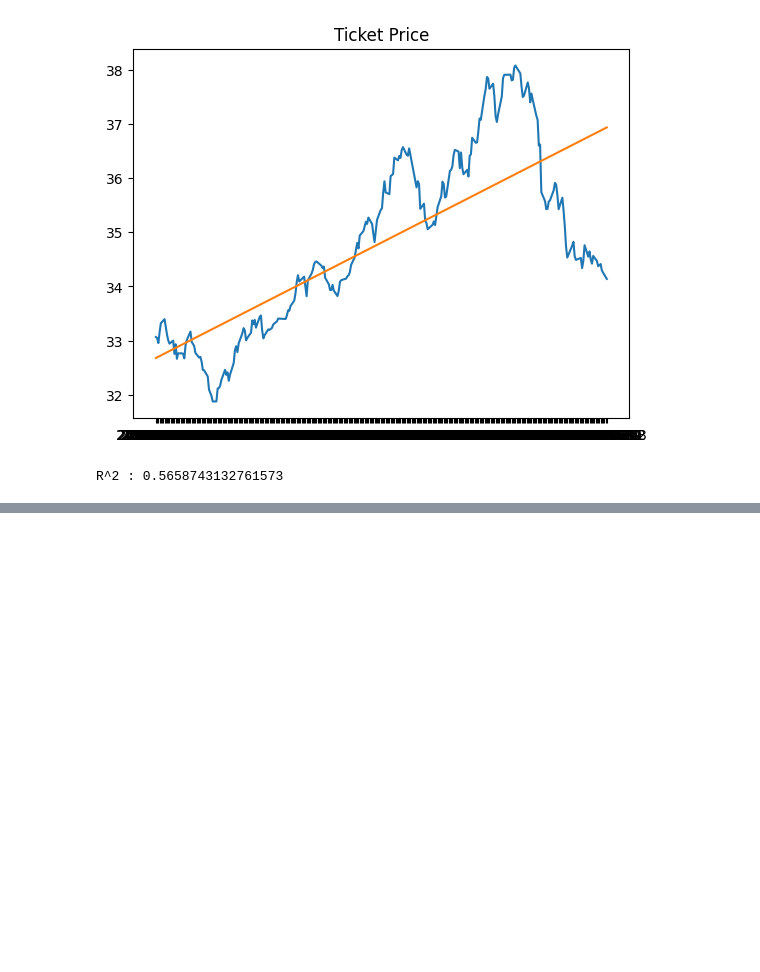
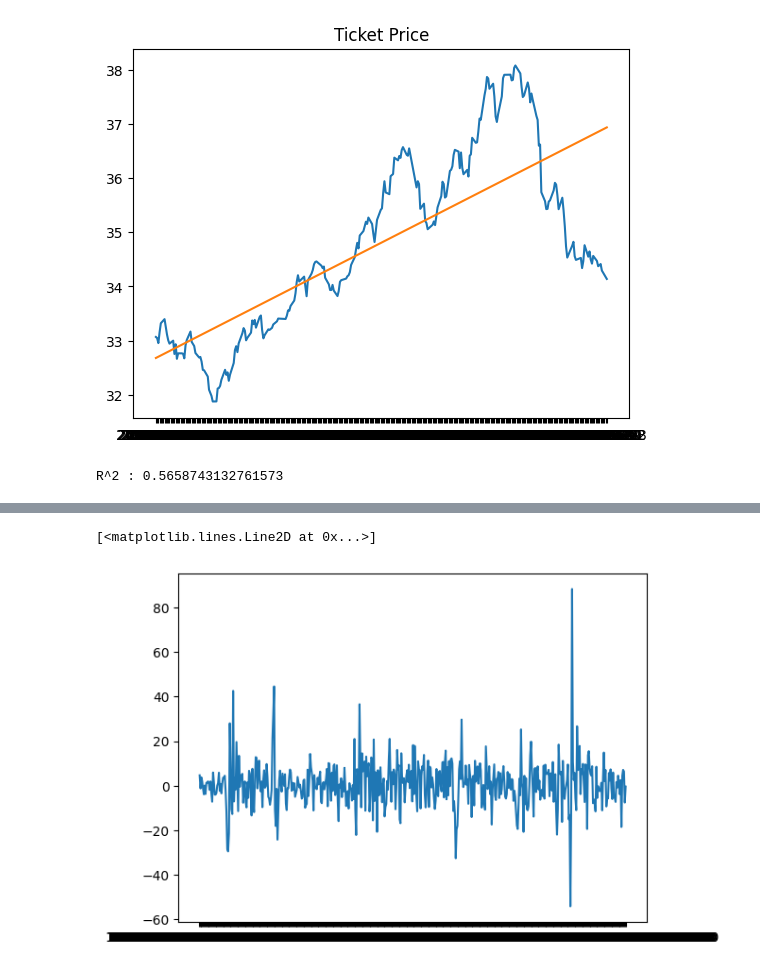
Before and after one commit to poomrape/DataWarehouse, a Jupyter notebook: MidtermProject.ipynb, the cells around one changed output, grey strips where cells are left out. Cells and saved outputs as stored; diff of their text form; code cells hidden in the pictures; blank space fills up the shorter version.

```diff
--- a/MidtermProject.ipynb
+++ b/MidtermProject.ipynb
@@ -79,0 +133,5 @@ R^2 : 0.5658743132761573
+# %%
+plt.plot(dateT,oilpricech)
+# %% [output]
+[<matplotlib.lines.Line2D at 0x...>]
+[figure, added]
```
Also changed, not shown: parts of 9 cells of this notebook, 1 other file.
